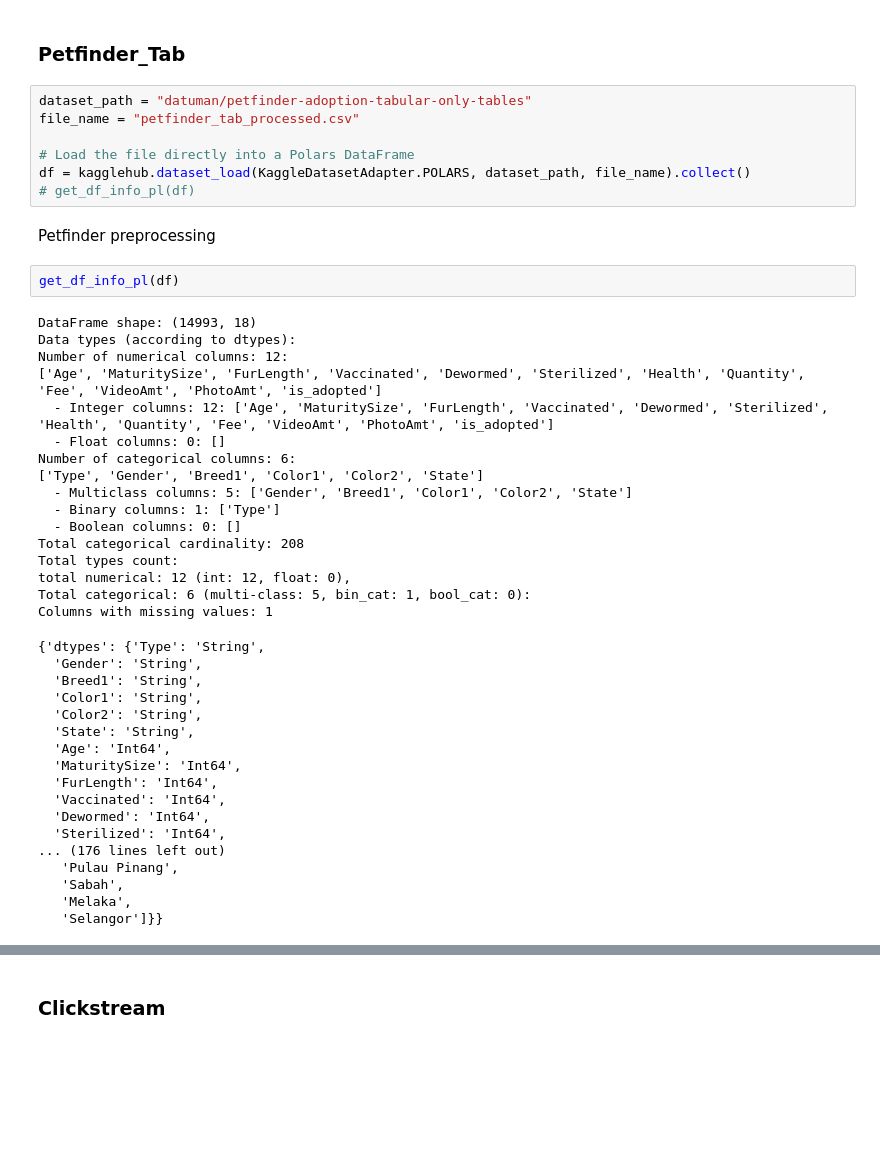
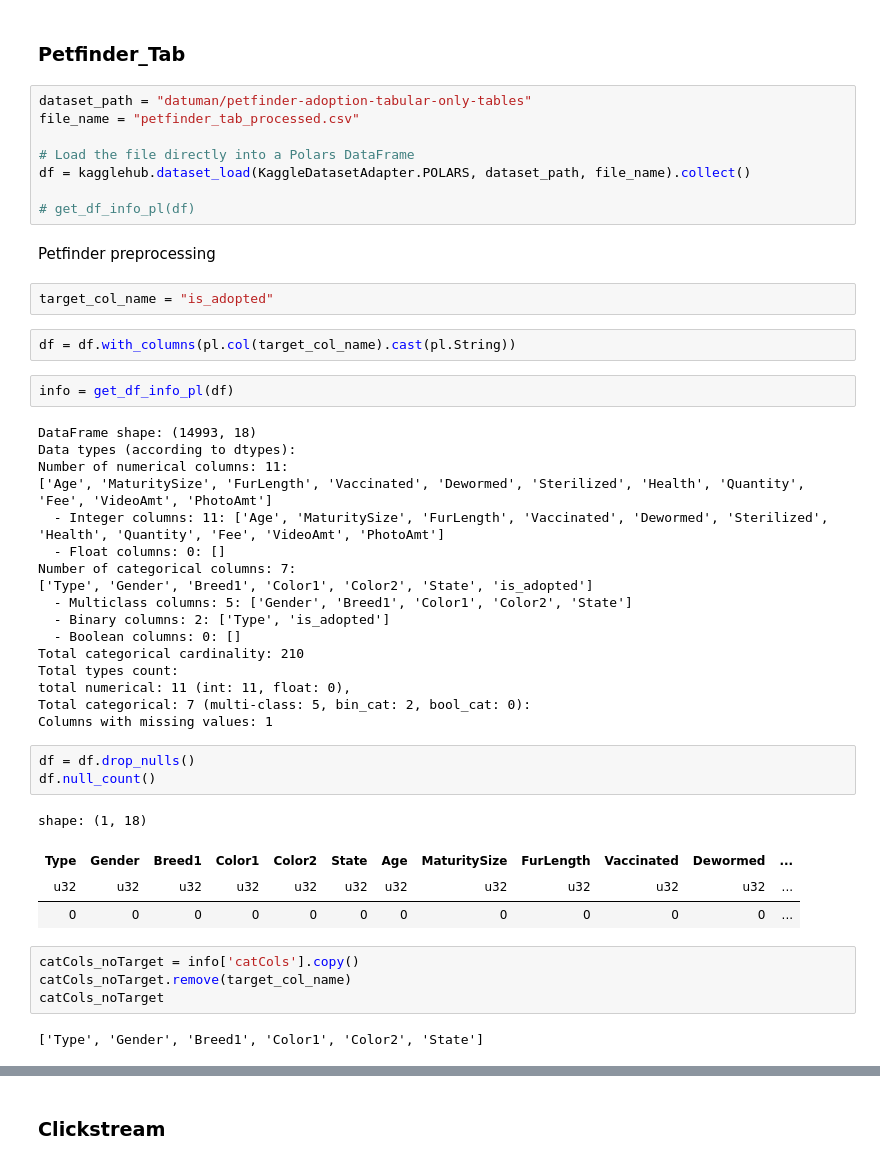
Before and after one commit to kod5kod/MixTaBank, a Jupyter notebook: dev_wip.ipynb, the cells around one changed output, grey strips where cells are left out. Saved outputs shown, nothing was run; the diff lists cells and outputs as text; blank space fills up the shorter version.

```diff
--- a/dev_wip.ipynb
+++ b/dev_wip.ipynb
@@ -163,42 +163,44 @@ file_name = "petfinder_tab_processed.csv"
 
 # Load the file directly into a Polars DataFrame
 df = kagglehub.dataset_load(KaggleDatasetAdapter.POLARS, dataset_path, file_name).collect()
+
 # get_df_info_pl(df)
 # %% [markdown]
 Petfinder preprocessing
+# %%
+target_col_name = "is_adopted"
+# %%
+df = df.with_columns(pl.col(target_col_name).cast(pl.String))
 # %%
-get_df_info_pl(df)
+info = get_df_info_pl(df)
 # %% [output]
 DataFrame shape: (14993, 18)
 Data types (according to dtypes):
-Number of numerical columns: 12:
-['Age', 'MaturitySize', 'FurLength', 'Vaccinated', 'Dewormed', 'Sterilized', 'Health', 'Quantity', 'Fee', 'VideoAmt', 'PhotoAmt', 'is_adopted']
-  - Integer columns: 12: ['Age', 'MaturitySize', 'FurLength', 'Vaccinated', 'Dewormed', 'Sterilized', 'Health', 'Quantity', 'Fee', 'VideoAmt', 'PhotoAmt', 'is_adopted']
+Number of numerical columns: 11:
+['Age', 'MaturitySize', 'FurLength', 'Vaccinated', 'Dewormed', 'Sterilized', 'Health', 'Quantity', 'Fee', 'VideoAmt', 'PhotoAmt']
+  - Integer columns: 11: ['Age', 'MaturitySize', 'FurLength', 'Vaccinated', 'Dewormed', 'Sterilized', 'Health', 'Quantity', 'Fee', 'VideoAmt', 'PhotoAmt']
   - Float columns: 0: []
-Number of categorical columns: 6:
-['Type', 'Gender', 'Breed1', 'Color1', 'Color2', 'State']
+Number of categorical columns: 7:
+['Type', 'Gender', 'Breed1', 'Color1', 'Color2', 'State', 'is_adopted']
   - Multiclass columns: 5: ['Gender', 'Breed1', 'Color1', 'Color2', 'State']
-  - Binary columns: 1: ['Type']
+  - Binary columns: 2: ['Type', 'is_adopted']
   - Boolean columns: 0: []
-Total categorical cardinality: 208
+Total categorical cardinality: 210
 Total types count:
-total numerical: 12 (int: 12, float: 0),
-Total categorical: 6 (multi-class: 5, bin_cat: 1, bool_cat: 0):
+total numerical: 11 (int: 11, float: 0),
+Total categorical: 7 (multi-class: 5, bin_cat: 2, bool_cat: 0):
 Columns with missing values: 1
-{'dtypes': {'Type': 'String',
-  'Gender': 'String',
-  'Breed1': 'String',
-  'Color1': 'String',
-  'Color2': 'String',
-  'State': 'String',
-  'Age': 'Int64',
-  'MaturitySize': 'Int64',
-  'FurLength': 'Int64',
-  'Vaccinated': 'Int64',
-  'Dewormed': 'Int64',
-  'Sterilized': 'Int64',
-... (176 lines left out)
-   'Pulau Pinang',
-   'Sabah',
-   'Melaka',
-   'Selangor']}}
+# %%
+df = df.drop_nulls()
+df.null_count()
+# %% [output]
+shape: (1, 18)
+| Type | Gender | Breed1 | Color1 | Color2 | State | Age | MaturitySize | FurLength | Vaccinated | Dewormed | ... |
+| u32 | u32 | u32 | u32 | u32 | u32 | u32 | u32 | u32 | u32 | u32 | ... |
+| 0 | 0 | 0 | 0 | 0 | 0 | 0 | 0 | 0 | 0 | 0 | ... |
+# %%
+catCols_noTarget = info['catCols'].copy()
+catCols_noTarget.remove(target_col_name)
+catCols_noTarget
+# %% [output]
+['Type', 'Gender', 'Breed1', 'Color1', 'Color2', 'State']
```
Also changed, not shown: parts of 9 cells of this notebook, 2 other files.
